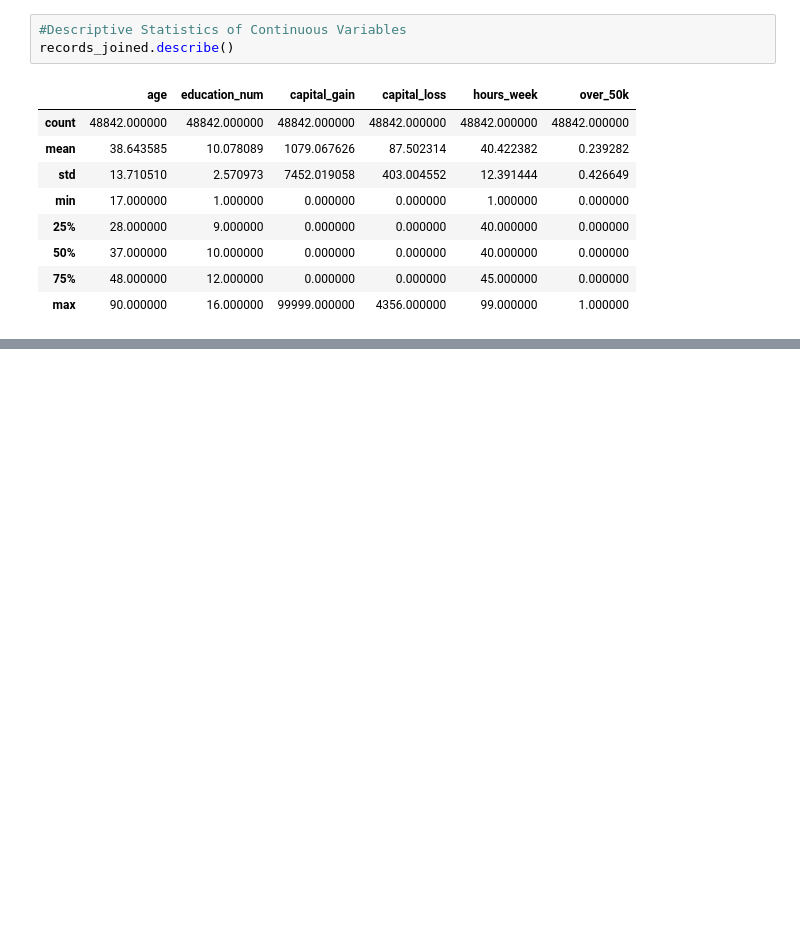
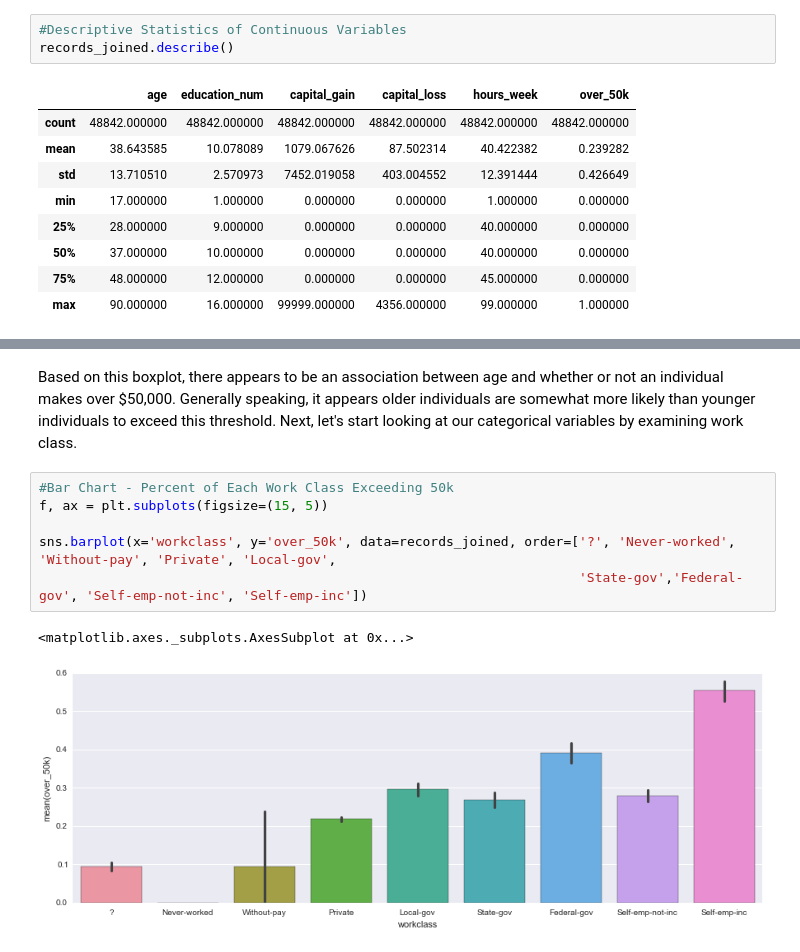
Before and after one commit to richconboy/RTI-Exercises, a Jupyter notebook: exercise01/Rich Conboy - Exercise Code.ipynb, the cells around one changed output, grey strips where cells are left out. Drawn from its saved outputs; the diff is of its cells as text; blank space fills up the shorter version.

```diff
--- a/exercise01/Rich Conboy - Exercise Code.ipynb
+++ b/exercise01/Rich Conboy - Exercise Code.ipynb
@@ -145,0 +176,11 @@ conn.close
+# %% [markdown]
+Based on this boxplot, there appears to be an association between age and whether or not an individual makes over $50,000.  Generally speaking, it appears older individuals are somewhat more likely than younger individuals to exceed this threshold.  Next, let's start looking at our categorical variables by examining work class.
+# %%
+#Bar Chart - Percent of Each Work Class Exceeding 50k
+f, ax = plt.subplots(figsize=(15, 5))
+
+sns.barplot(x='workclass', y='over_50k', data=records_joined, order=['?', 'Never-worked', 'Without-pay', 'Private', 'Local-gov',
+                                                                     'State-gov','Federal-gov', 'Self-emp-not-inc', 'Self-emp-inc'])
+# %% [output]
+<matplotlib.axes._subplots.AxesSubplot at 0x...>
+[figure, added]
```
Also changed, not shown: parts of 52 cells of this notebook.
